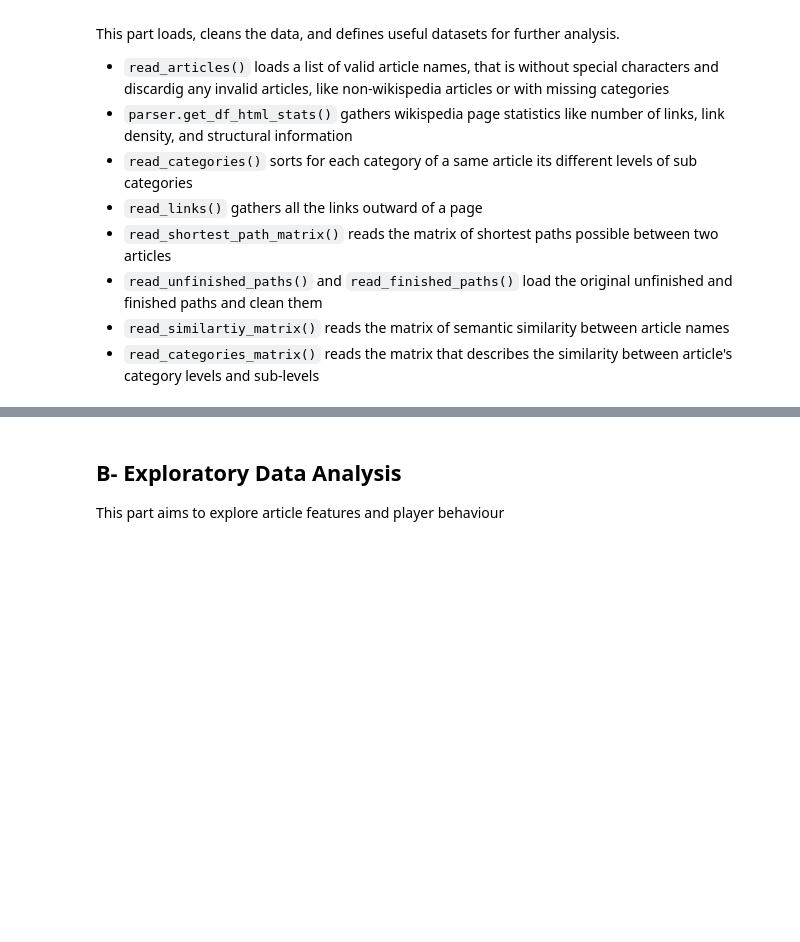
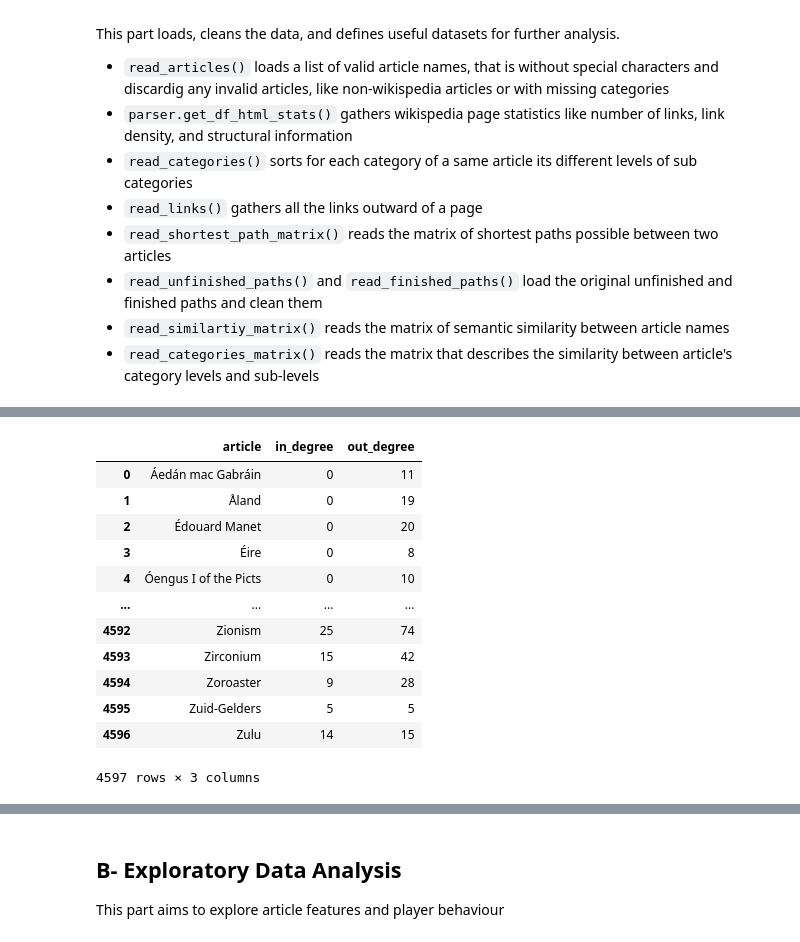
Before and after one commit to epfl-ada/ada-2024-project-the5outliers, a Jupyter notebook: results.ipynb, the cells around one changed output, grey strips where cells are left out. Drawn from its saved outputs; the diff is of its cells as text; code cells hidden in the pictures; blank space fills up the shorter version.

Commit message:
add networks and basic regrouping of metric per articles to results  (+ delete/merge notebooks)

```diff
--- a/results.ipynb
+++ b/results.ipynb
@@ -51 +49,35 @@ Invalid articles found in path: {'Pikachu', 'Wikipedia Text of the GNU Free Docu
 Number of rows after filtering: 51210
+# %%
+# TODO: Add more atributes to the articles itself with parsing and more!!!
+# TODO: Logic we have differents approaches (the paths connections withins articles, the articles it self, the categories...)
+
+df_article = pd.DataFrame(df_article_names).copy()
+
+# Compute in-degree (number of times each article is a target link)
+in_degree = df_links.groupby('linkTarget').size().reset_index(name="in_degree")
+# Compute out-degree (link density: number of times each article is a source link)
+out_degree = df_links.groupby('linkSource').size().reset_index(name="out_degree")
+
+# Merge in-degree and out-degree with df_article_names
+df_article = df_article.merge(in_degree, left_on='article', right_on='linkTarget', how='left')
+df_article = df_article.merge(out_degree, left_on='article', right_on='linkSource', how='left')
+df_article = df_article.drop(columns=['linkTarget', 'linkSource'])
+
+# Fill NaN values with 0, assuming no links imply zero counts for those articles
+df_article = df_article.fillna(0).astype({'in_degree': 'int', 'out_degree': 'int'})
+
+df_article
+# %% [output]
+|  | article | in_degree | out_degree |
+| 0 | Áedán mac Gabráin | 0 | 11 |
+| 1 | Åland | 0 | 19 |
+| 2 | Édouard Manet | 0 | 20 |
+| 3 | Éire | 0 | 8 |
+| 4 | Óengus I of the Picts | 0 | 10 |
+| ... | ... | ... | ... |
+| 4592 | Zionism | 25 | 74 |
+| 4593 | Zirconium | 15 | 42 |
+| 4594 | Zoroaster | 9 | 28 |
+| 4595 | Zuid-Gelders | 5 | 5 |
+| 4596 | Zulu | 14 | 15 |
+4597 rows × 3 columns
```
Also changed, not shown: parts of 27 cells of this notebook, 7 other files.
